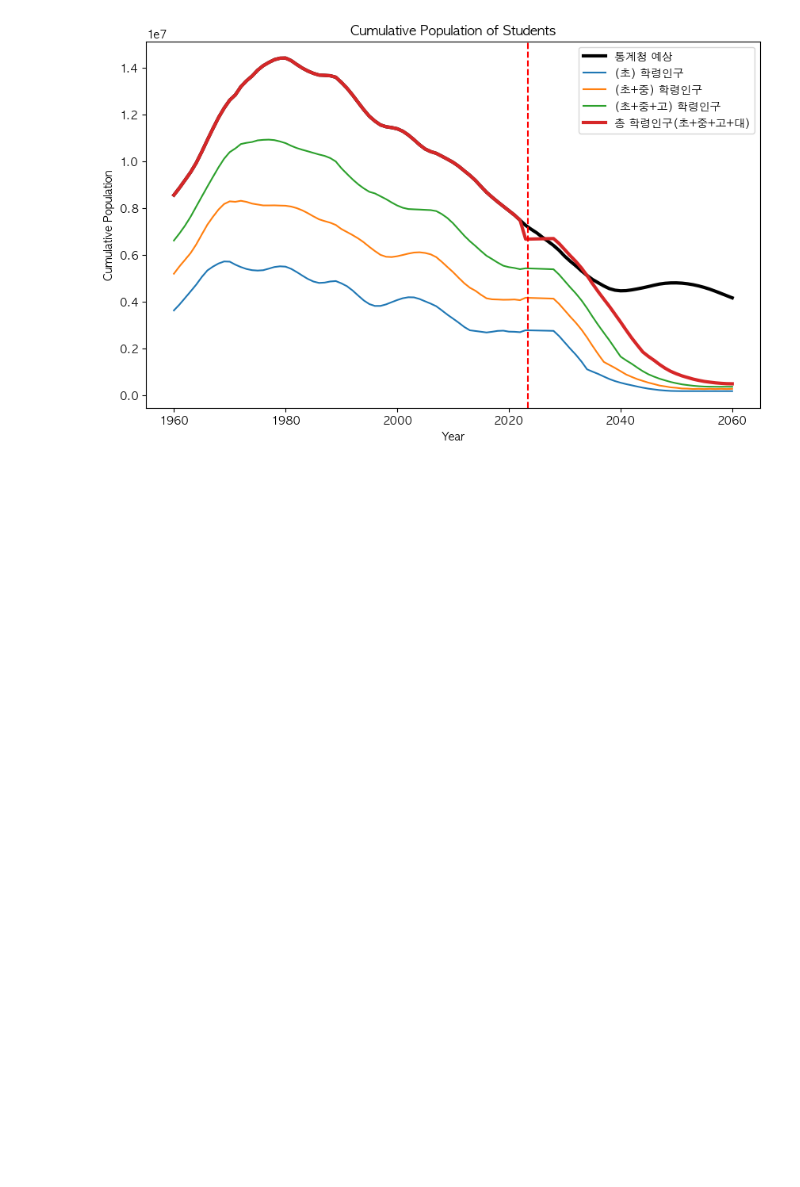
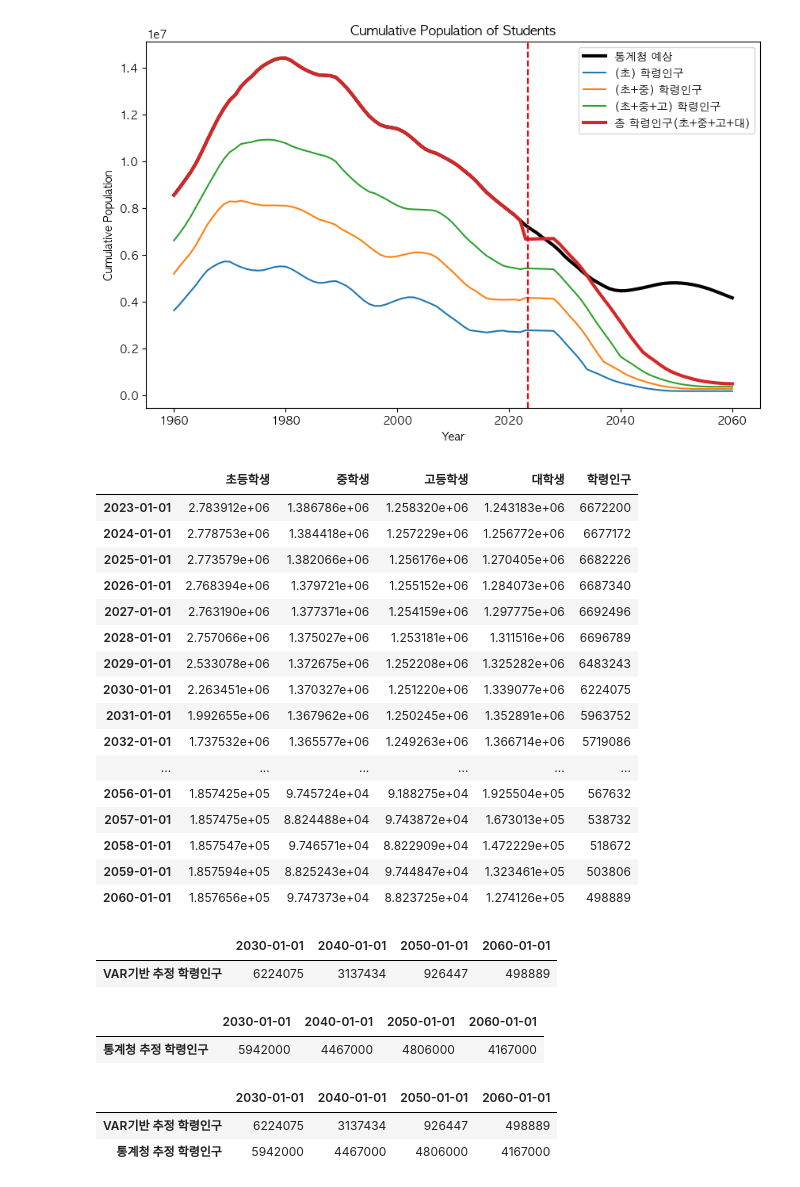
Before and after one commit to MinkyuRamen/2023KDS-HACKATHON, a Jupyter notebook: modeling/학령인구_추산.ipynb, the cells around one changed output. Drawn from its saved outputs; the diff is of its cells as text; code cells hidden in the pictures; blank space fills up the shorter version.

```diff
--- a/modeling/학령인구_추산.ipynb
+++ b/modeling/학령인구_추산.ipynb
@@ -329,3 +296,46 @@ plt.legend()
 plt.show()
 # %% [output]
 [figure]
+# %%
+df_population
+# %% [output]
+|  | 초등학생 | 중학생 | 고등학생 | 대학생 | 학령인구 |
+| 2023-01-01 | 2.783912e+06 | 1.386786e+06 | 1.258320e+06 | 1.243183e+06 | 6672200 |
+| 2024-01-01 | 2.778753e+06 | 1.384418e+06 | 1.257229e+06 | 1.256772e+06 | 6677172 |
+| 2025-01-01 | 2.773579e+06 | 1.382066e+06 | 1.256176e+06 | 1.270405e+06 | 6682226 |
+| 2026-01-01 | 2.768394e+06 | 1.379721e+06 | 1.255152e+06 | 1.284073e+06 | 6687340 |
+| 2027-01-01 | 2.763190e+06 | 1.377371e+06 | 1.254159e+06 | 1.297775e+06 | 6692496 |
+| 2028-01-01 | 2.757066e+06 | 1.375027e+06 | 1.253181e+06 | 1.311516e+06 | 6696789 |
+| 2029-01-01 | 2.533078e+06 | 1.372675e+06 | 1.252208e+06 | 1.325282e+06 | 6483243 |
+| 2030-01-01 | 2.263451e+06 | 1.370327e+06 | 1.251220e+06 | 1.339077e+06 | 6224075 |
+| 2031-01-01 | 1.992655e+06 | 1.367962e+06 | 1.250245e+06 | 1.352891e+06 | 5963752 |
+| 2032-01-01 | 1.737532e+06 | 1.365577e+06 | 1.249263e+06 | 1.366714e+06 | 5719086 |
+| ... | ... | ... | ... | ... | ... |
+| 2056-01-01 | 1.857425e+05 | 9.745724e+04 | 9.188275e+04 | 1.925504e+05 | 567632 |
+| 2057-01-01 | 1.857475e+05 | 8.824488e+04 | 9.743872e+04 | 1.673013e+05 | 538732 |
+| 2058-01-01 | 1.857547e+05 | 9.746571e+04 | 8.822909e+04 | 1.472229e+05 | 518672 |
+| 2059-01-01 | 1.857594e+05 | 8.825243e+04 | 9.744847e+04 | 1.323461e+05 | 503806 |
+| 2060-01-01 | 1.857656e+05 | 9.747373e+04 | 8.823725e+04 | 1.274126e+05 | 498889 |
+# %%
+df_population['학령인구'] = df_population['초등학생'] + df_population['중학생'] + df_population['고등학생'] + df_population['대학생']
+df_population['학령인구'] = df_population['학령인구'].astype(int)
+df_pred = df_population[['학령인구']].T[['2030-01-01','2040-01-01','2050-01-01','2060-01-01']]
+df_pred.index = ['VAR기반 추정 학령인구']
+df_pred
+# %% [output]
+|  | 2030-01-01 | 2040-01-01 | 2050-01-01 | 2060-01-01 |
+| VAR기반 추정 학령인구 | 6224075 | 3137434 | 926447 | 498889 |
+# %%
+df_pred2 = schools[['학령인구']].T[['2030-01-01','2040-01-01','2050-01-01','2060-01-01']]
+df_pred2.index = ['통계청 추정 학령인구']
+df_pred2
+# %% [output]
+|  | 2030-01-01 | 2040-01-01 | 2050-01-01 | 2060-01-01 |
+| 통계청 추정 학령인구 | 5942000 | 4467000 | 4806000 | 4167000 |
+# %%
+df_var = pd.concat([df_pred, df_pred2])
+df_var
+# %% [output]
+|  | 2030-01-01 | 2040-01-01 | 2050-01-01 | 2060-01-01 |
+| VAR기반 추정 학령인구 | 6224075 | 3137434 | 926447 | 498889 |
+| 통계청 추정 학령인구 | 5942000 | 4467000 | 4806000 | 4167000 |
```
Also changed, not shown: parts of 7 cells of this notebook, 4 other files.
